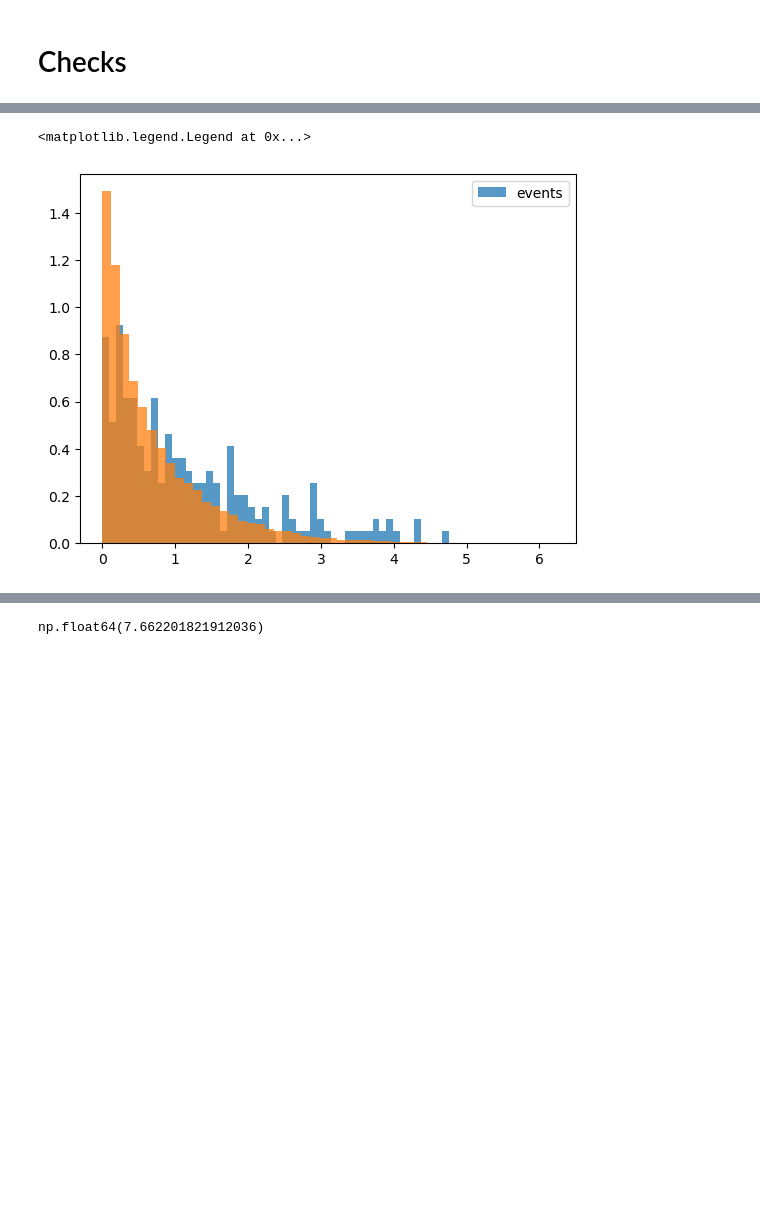
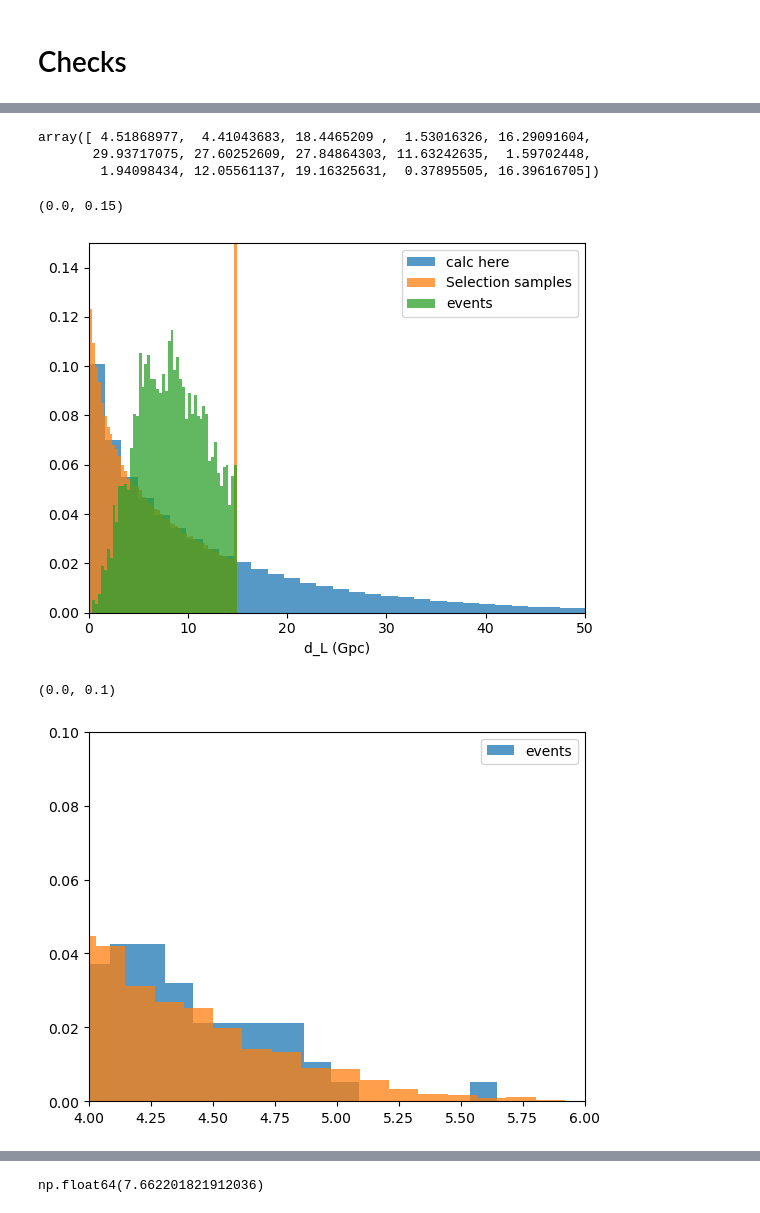
Before and after one commit to abby-moran/GW_pop_cosmo_inference, a Jupyter notebook: reproduce/Run_Inference.ipynb, the cells around one changed output, grey strips where cells are left out. Saved outputs shown, nothing was run; the diff lists cells and outputs as text; code cells hidden in the pictures; blank space fills up the shorter version.

```diff
--- a/reproduce/Run_Inference.ipynb
+++ b/reproduce/Run_Inference.ipynb
@@ -93,10 +208,30 @@ plt.legend()
+# %%
+dl2[0:15]
+# %% [output]
+array([ 4.51868977,  4.41043683, 18.4465209 ,  1.53016326, 16.29091604,
+       29.93717075, 27.60252609, 27.84864303, 11.63242635,  1.59702448,
+        1.94098434, 12.05561137, 19.16325631,  0.37895505, 16.39616705])
+# %%
+plt.hist(dl2, bins=150, density=True, label='calc here', alpha=.75)
+plt.hist(sel_samples['dL'], bins=50, density=True, alpha=.75, label='Selection samples')
+plt.xlabel('d_L (Gpc)')
+plt.hist(dls.T[0], bins=50, density=True, label='events', alpha=.75)
+
+plt.legend()
+plt.xlim(0,50)
+plt.ylim(0,.15)
+# %% [output]
+(0.0, 0.15)
+[figure, added]
 # %%
 plt.hist(dls.T[0], bins=50, density=True, label='events', alpha=.75)
 plt.hist(sel_samples['dl'], bins=50, density=True, alpha=.75)
 plt.legend()
+plt.xlim(4,6)
+plt.ylim(0,.1)
 # %% [output]
-<matplotlib.legend.Legend at 0x...>
+(0.0, 0.1)
-[figure, old version]
+[figure, new version]
 # %%
 plt.hist(m1s.T[1], bins=50, density=True, label='events', alpha=.75)
 plt.hist(sel_samples['m1d'], bins=50, density=True, alpha=.75)
```
Also changed, not shown: parts of 21 cells of this notebook, 4 other files.
